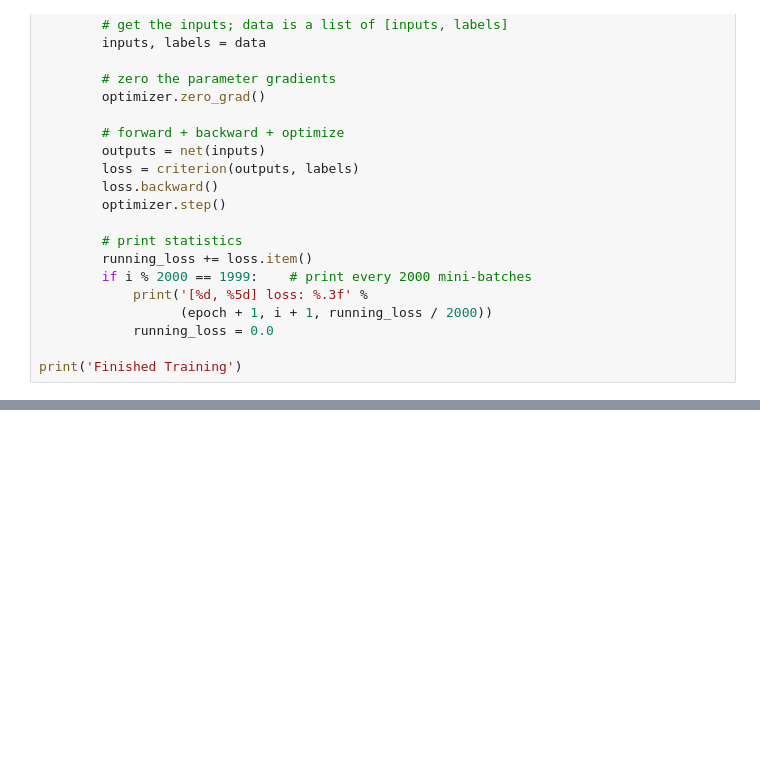
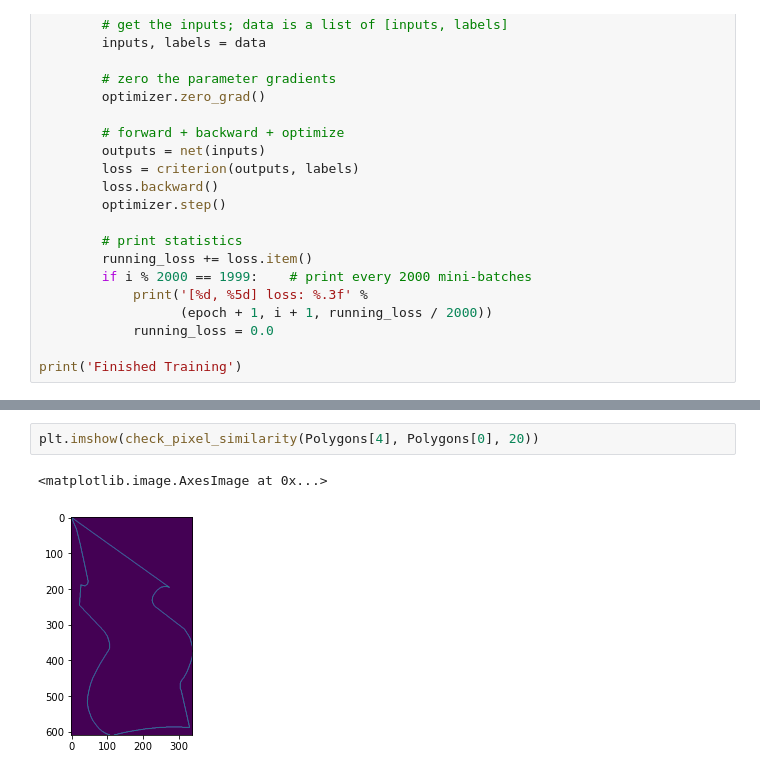
Before and after one commit to davemeijdam/map-generalization-thesis-2021, a Jupyter notebook: notebooks/Main.ipynb, the cells around one changed output, grey strips where cells are left out. Cells and saved outputs as stored; diff of their text form; blank space fills up the shorter version.

```diff
--- a/notebooks/Main.ipynb
+++ b/notebooks/Main.ipynb
@@ -865,0 +1036,5 @@ print('Finished Training')
+# %%
+plt.imshow(check_pixel_similarity(Polygons[4], Polygons[0], 20))
+# %% [output]
+<matplotlib.image.AxesImage at 0x...>
+[figure, added]
```
Also changed, not shown: parts of 43 cells of this notebook, 2 other files.
